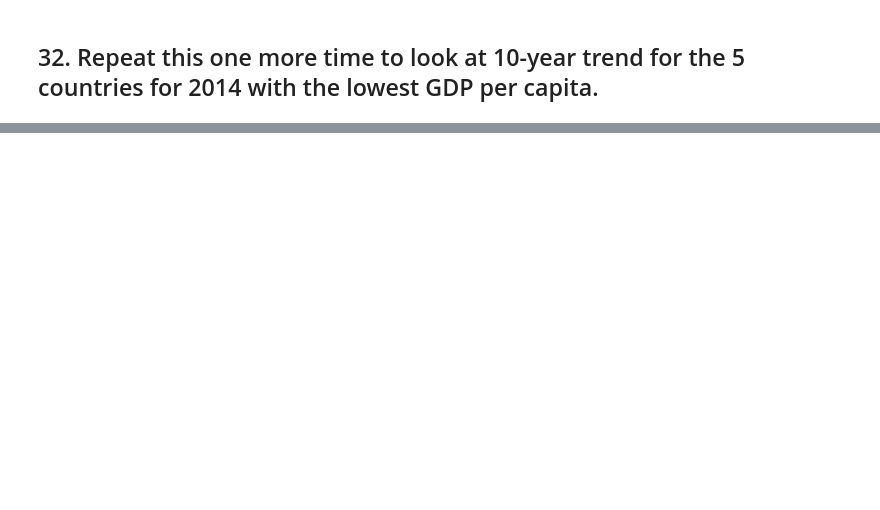
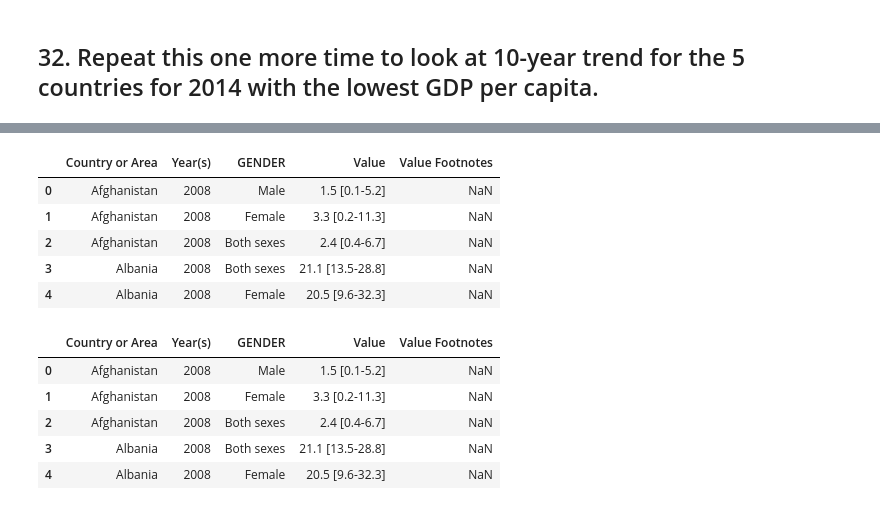
Before and after one commit to NSS-Data-Analytics-Cohort-7/gdp-and-internet-usage-jamorgan8, a Jupyter notebook: notebooks/gdp_and_internet_usage.ipynb, the cells around one changed output, grey strips where cells are left out. Saved outputs shown, nothing was run; the diff lists cells and outputs as text; code cells hidden in the pictures; blank space fills up the shorter version.

```diff
--- a/notebooks/gdp_and_internet_usage.ipynb
+++ b/notebooks/gdp_and_internet_usage.ipynb
@@ -628,0 +916,16 @@ gdp_bottom5_grid.map_dataframe(sns.lineplot,
+# %%
+obesity = pd.read_csv('../Data/obesity.csv')
+obesity.head()
+# %% [output]
+|  | Country or Area | Year(s) | GENDER | Value | Value Footnotes |
+| 0 | Afghanistan | 2008 | Male | 1.5 [0.1-5.2] | NaN |
+| 1 | Afghanistan | 2008 | Female | 3.3 [0.2-11.3] | NaN |
+| 2 | Afghanistan | 2008 | Both sexes | 2.4 [0.4-6.7] | NaN |
+| 3 | Albania | 2008 | Both sexes | 21.1 [13.5-28.8] | NaN |
+| 4 | Albania | 2008 | Female | 20.5 [9.6-32.3] | NaN |
+|  | Country or Area | Year(s) | GENDER | Value | Value Footnotes |
+| 0 | Afghanistan | 2008 | Male | 1.5 [0.1-5.2] | NaN |
+| 1 | Afghanistan | 2008 | Female | 3.3 [0.2-11.3] | NaN |
+| 2 | Afghanistan | 2008 | Both sexes | 2.4 [0.4-6.7] | NaN |
+| 3 | Albania | 2008 | Both sexes | 21.1 [13.5-28.8] | NaN |
+| 4 | Albania | 2008 | Female | 20.5 [9.6-32.3] | NaN |
```
Also changed, not shown: parts of 47 cells of this notebook.
